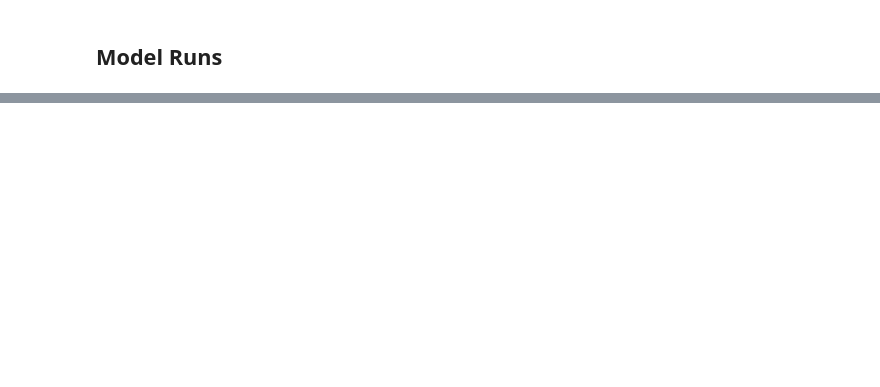
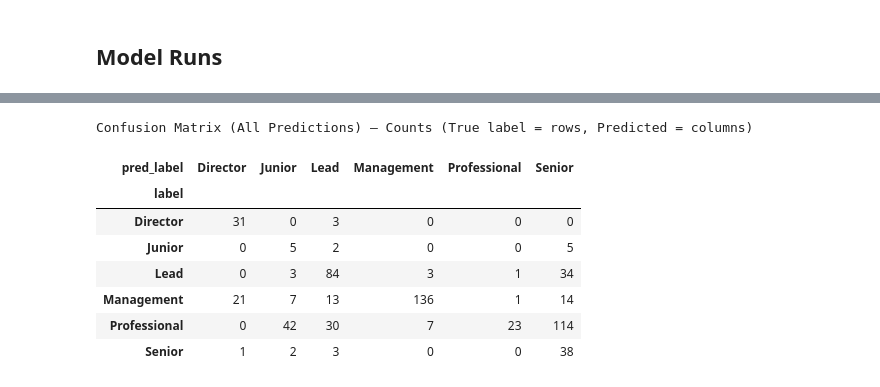
Before and after one commit to luisadosch/nlp-job-title-classification-benchmark-snapaddy, a Jupyter notebook: src/pretrained_class_seniority.ipynb, the cells around one changed output, grey strips where cells are left out. Cells and saved outputs as stored; diff of their text form; code cells hidden in the pictures; blank space fills up the shorter version.

```diff
--- a/src/pretrained_class_seniority.ipynb
+++ b/src/pretrained_class_seniority.ipynb
@@ -482,0 +595,20 @@ print("CV threshold-accuracy:", (reg_cv_pred["pred_label"] == reg_cv_pred["label
+# %%
+# Confusion matrix (all predictions) as counts
+confusion_counts = pd.crosstab(
+    reg_cv_pred["label"],       # true label
+    reg_cv_pred["pred_label"],  # predicted label
+    dropna=False
+)
+
+print("Confusion Matrix (All Predictions) – Counts (True label = rows, Predicted = columns)")
+display(confusion_counts)
+# %% [output]
+Confusion Matrix (All Predictions) – Counts (True label = rows, Predicted = columns)
+| pred_label | Director | Junior | Lead | Management | Professional | Senior |
+| label |  |  |  |  |  |  |
+| Director | 31 | 0 | 3 | 0 | 0 | 0 |
+| Junior | 0 | 5 | 2 | 0 | 0 | 5 |
+| Lead | 0 | 3 | 84 | 3 | 1 | 34 |
+| Management | 21 | 7 | 13 | 136 | 1 | 14 |
+| Professional | 0 | 42 | 30 | 7 | 23 | 114 |
+| Senior | 1 | 2 | 3 | 0 | 0 | 38 |
```
Also changed, not shown: parts of 43 cells of this notebook.
